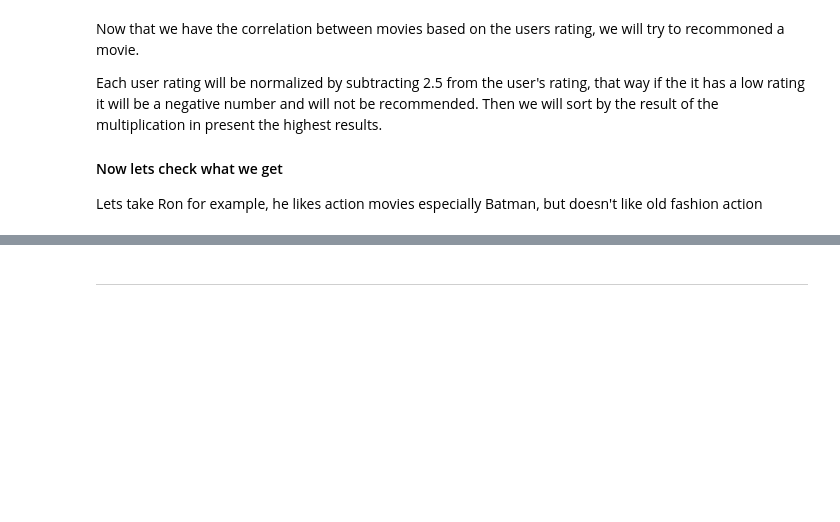
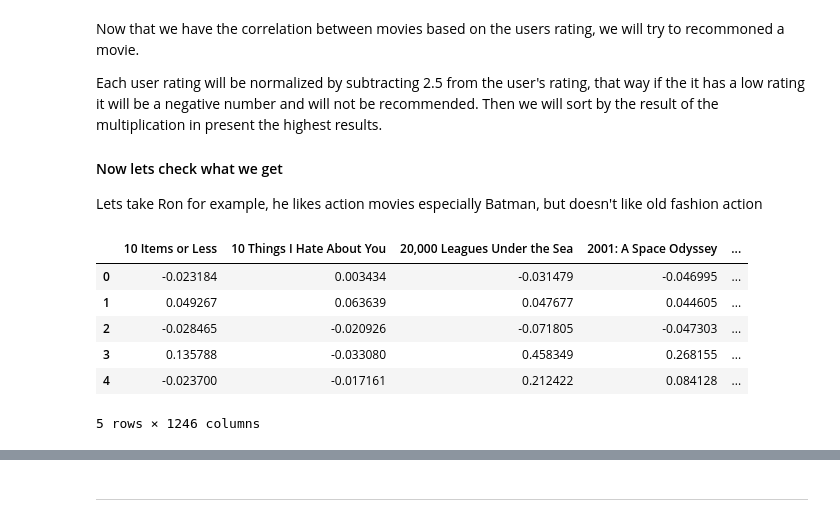
Before and after one commit to ronka/movie-recommendation-notebook, a Jupyter notebook: final_project.ipynb, the cells around one changed output, grey strips where cells are left out. Saved outputs shown, nothing was run; the diff lists cells and outputs as text; code cells hidden in the pictures; blank space fills up the shorter version.

```diff
--- a/final_project.ipynb
+++ b/final_project.ipynb
@@ -786,20 +788,28 @@ Lets take Ron for example, he likes action movies especially Batman, but doesn't
 # %%
 def get_similar(movie_name,rating):
     similar_ratings = corr_matrix[movie_name]*(rating-2.5)
     similar_ratings = similar_ratings.sort_values(ascending=False)
     return similar_ratings
 
 rons_movies = [
     ("Rocky",2),
     ("Die Hard",3),
-    ("2010", 2),
+    ("28 Days Later", 2),
     ("Batman Begins",5),
     ("Mission: Impossible",4)]
 
 similar_movies = pd.DataFrame()
 for movie,rating in rons_movies:
     similar_movies = similar_movies.append(get_similar(movie,rating),ignore_index = True)
 
 similar_movies.head(10)
+# %% [output]
+|  | 10 Items or Less | 10 Things I Hate About You | 20,000 Leagues Under the Sea | 2001: A Space Odyssey | ... |
+| 0 | -0.023184 | 0.003434 | -0.031479 | -0.046995 | ... |
+| 1 | 0.049267 | 0.063639 | 0.047677 | 0.044605 | ... |
+| 2 | -0.028465 | -0.020926 | -0.071805 | -0.047303 | ... |
+| 3 | 0.135788 | -0.033080 | 0.458349 | 0.268155 | ... |
+| 4 | -0.023700 | -0.017161 | 0.212422 | 0.084128 | ... |
+5 rows × 1246 columns
 # %%
 similar_movies.sum().sort_values(ascending=False).head(20)
```
Also changed, not shown: parts of 17 cells of this notebook.
